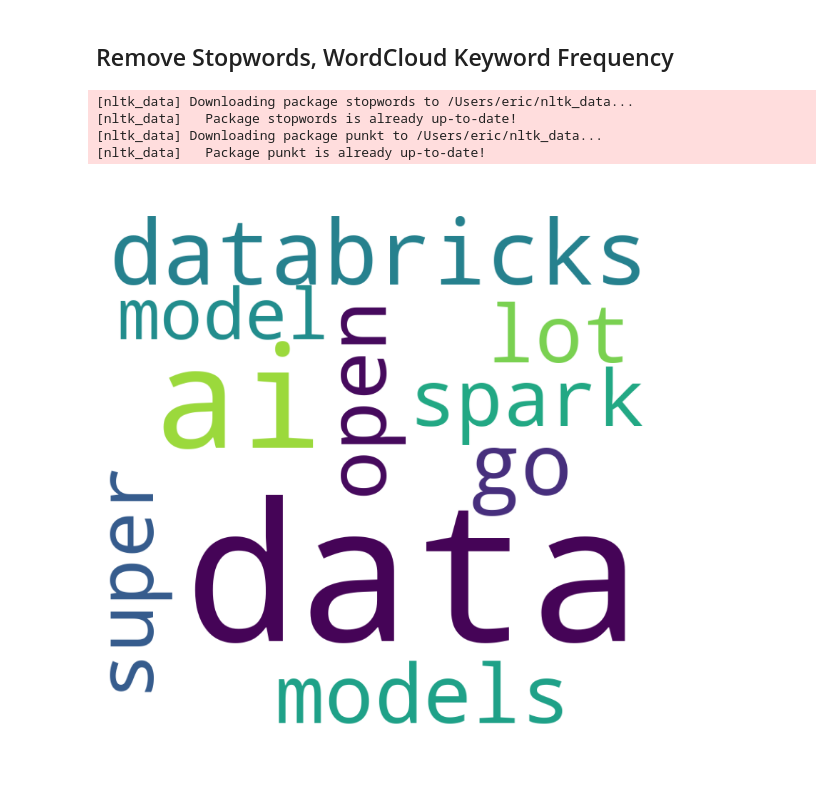
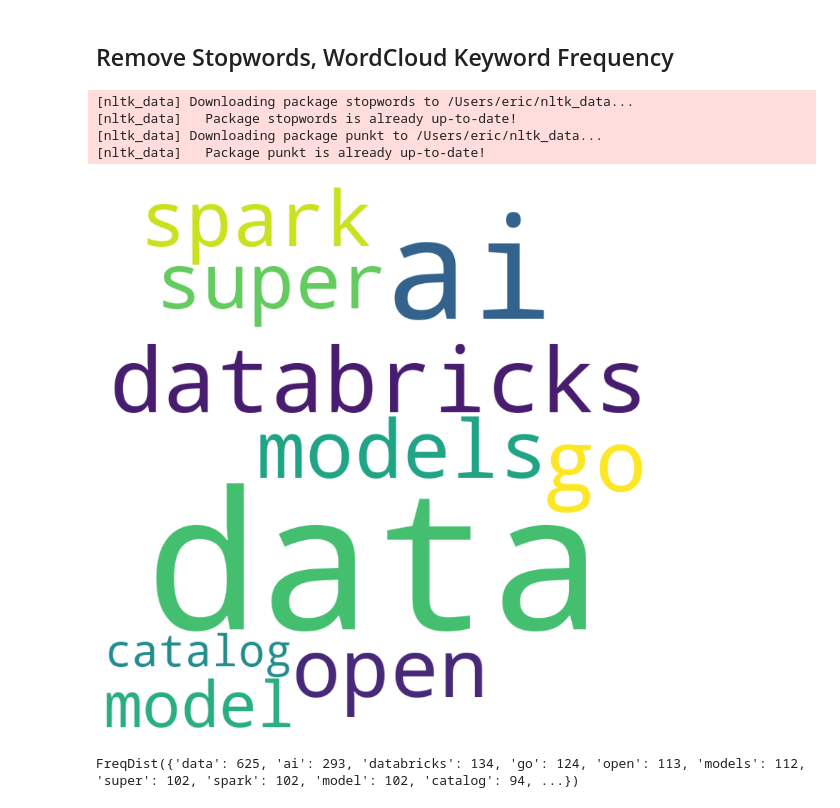
Before and after one commit to evogelpohl/youtube_transcript_wordcloud, a Jupyter notebook: youtube_wordcloud_notebook.ipynb, the cells around one changed output. Drawn from its saved outputs; the diff is of its cells as text; code cells hidden in the pictures; blank space fills up the shorter version.

```diff
--- a/youtube_wordcloud_notebook.ipynb
+++ b/youtube_wordcloud_notebook.ipynb
@@ -44,7 +44,10 @@ databricks_variations = [
     r'\bdata brecks\b', r'\bdata briak\b', r'\bdata brook\b', r'\bdata bir\b', r"\bdata burk's\b", r'\bdata brs\b'
 ]
 for variation in databricks_variations:
-    transcripts = re.sub(variation, 'Databricks', transcripts, flags=re.IGNORECASE)
+    transcripts = re.sub(variation, 'databricks', transcripts, flags=re.IGNORECASE)
+
+# fix other speech foulups
+transcripts = re.sub('sequel', 'sql', transcripts, flags=re.IGNORECASE)
 # %% [markdown]
 ## Remove Stopwords, WordCloud Keyword Frequency
 # %%
@@ -66,38 +69,42 @@ words = word_tokenize(transcripts)
 
 # Filter out stop words and junk words
 stop_words = set(stopwords.words('english'))
-more_stop_words = ['use', 'well', 'azure', 'new', 'one', 'know', 'see', 'okay', 'got', 'make', 'actually', 'let', 'sort', 'yeah', 'able', 'need', 'going', 'show', 'take', \
+more_stop_words = ['use', 'well', 'azure', 'new', 'one', 'know', 'see', 'lot', 'okay', 'got', 'make', 'actually', 'let', 'sort', 'yeah', 'able', 'need', 'going', 'show', 'take', \
                    'microsoft', 'thomas', 'aws', 'help', 'gon', 'na', 'back', 'us', 'um', 'uh', 'way', 'right', 'much', 'really', 'want', 'get', 'google', 'amazon', 'also', 'like' \
                    'thank', 'like', 'thank', 'great', 'including', 'using', 'applause', 'today', 'across', 'find']
 all_stop_words = stop_words.union(more_stop_words)
 keywords = [word.lower() for word in words if word.isalpha() and word.lower() not in all_stop_words]
 
 # Calculate freq. dist. of the words remaining 'keywords'
 freq_dist = nltk.FreqDist(keywords)
 
 # Get the top N most common, after remove basic words, replace (N) w/ the TopN you want.
 common_words = freq_dist.most_common(10)
 
 # Create a string
 word_freq = {word: freq for word, freq in common_words}
 
 # WordCloud (WC)
 wordcloud = WordCloud(width = 800, height = 800,
                       background_color ='white',
                       min_font_size = 10)
 
 # Generage the WC
 wordcloud.generate_from_frequencies(word_freq)
 
 # Plot and show the WC
 plt.figure(figsize = (8, 8), facecolor = None)
 plt.imshow(wordcloud)
 plt.tight_layout(pad = 0)
 plt.axis("off")
 plt.show()
 # %% [output]
 [nltk_data] Downloading package stopwords to /Users/eric/nltk_data...
 [nltk_data]   Package stopwords is already up-to-date!
 [nltk_data] Downloading package punkt to /Users/eric/nltk_data...
 [nltk_data]   Package punkt is already up-to-date!
-[figure, old version]
+[figure, new version]
+# %%
+freq_dist
+# %% [output]
+FreqDist({'data': 625, 'ai': 293, 'databricks': 134, 'go': 124, 'open': 113, 'models': 112, 'super': 102, 'spark': 102, 'model': 102, 'catalog': 94, ...})
```
